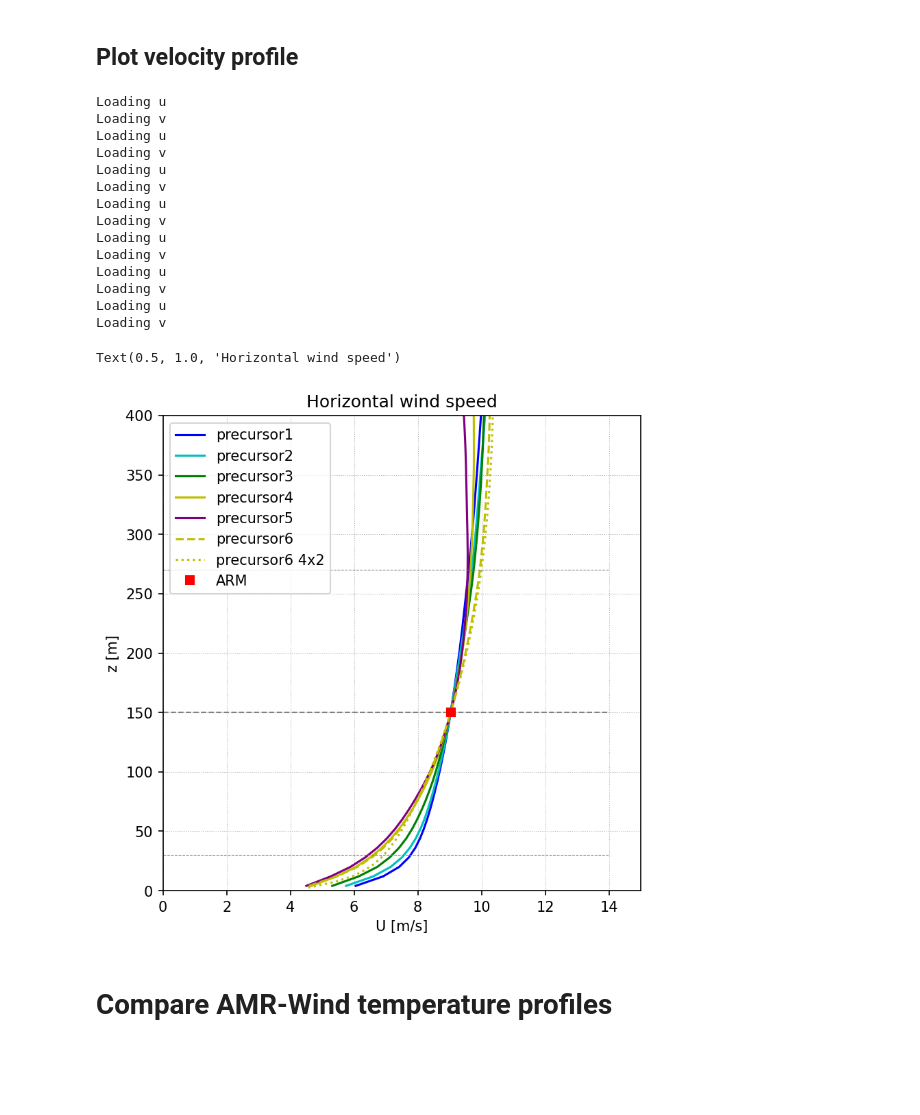
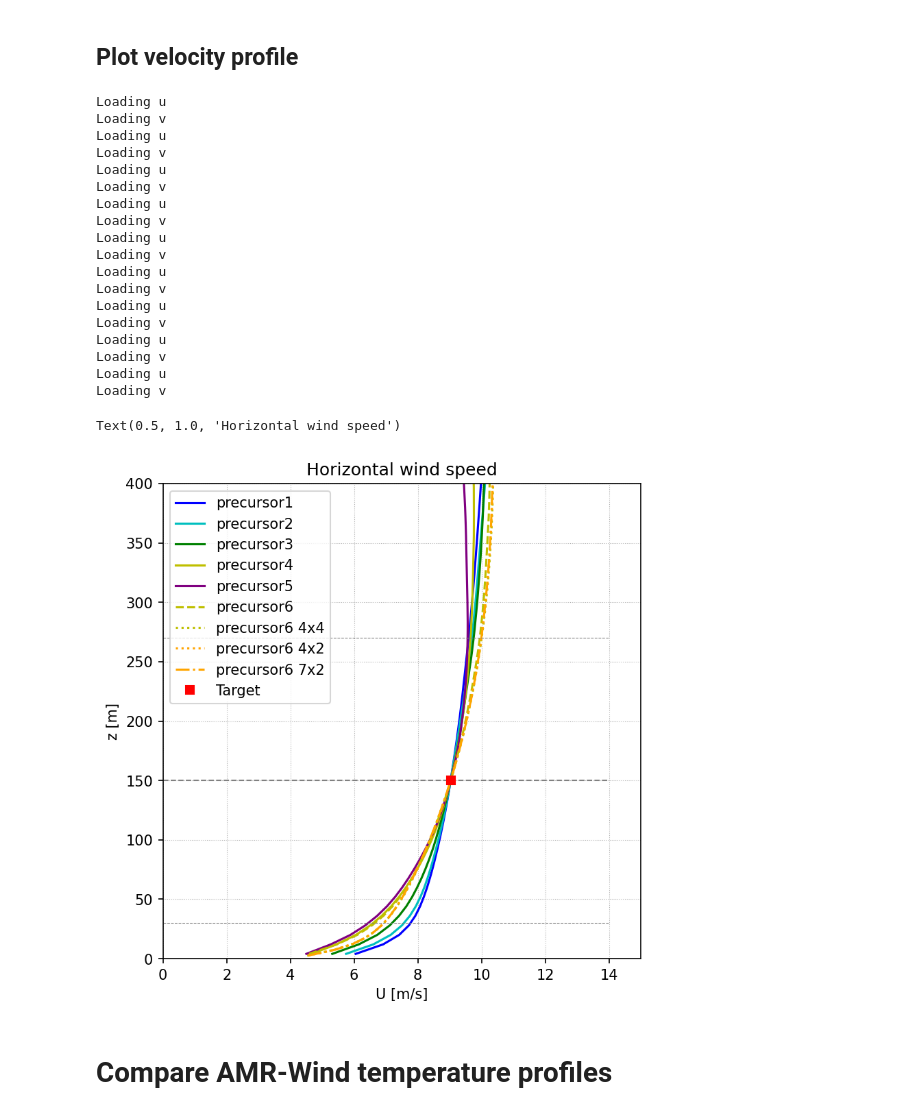
Before and after one commit to lawrenceccheung/ALCC_Frontier_WindFarm, a Jupyter notebook: precursor/MedWS_LowTI/Postprocessing_MedWS_LowTI1.ipynb, the cells around one changed output. Cells and saved outputs as stored; diff of their text form; code cells hidden in the pictures; blank space fills up the shorter version.

```diff
--- a/precursor/MedWS_LowTI/Postprocessing_MedWS_LowTI1.ipynb
+++ b/precursor/MedWS_LowTI/Postprocessing_MedWS_LowTI1.ipynb
@@ -67,11 +67,39 @@ caselist = [
              'inputfile':'MedWS_LowTI_precursor1.inp',
              'ncfile':'post_processing/abl_statistics48000.nc', 'avgtimes':[25000, 30000],
              'mstyle':{'mfc':'y', 'marker':'o', 'lw':0, 'mec':'k',}, 'lstyle':{'color':'y', 'ls':'--'}},
+            {'rundir':rundir+'/precursor6_4kmX4km_5m', 'tag':'precursor6 4x4',
+             'inputfile':'MedWS_LowTI_precursor1.inp',
+             'ncfile':'post_processing/abl_statistics00000.nc', 'avgtimes':[25000, 30000],
+             'mstyle':{'mfc':'y', 'marker':'v', 'lw':0, 'mec':'k',}, 'lstyle':{'color':'y', 'ls':':'}},
             {'rundir':rundir+'/precursor6_4kmX2km_5m', 'tag':'precursor6 4x2',
              'inputfile':'MedWS_LowTI_precursor1.inp',
              'ncfile':'post_processing/abl_statistics45000.nc', 'avgtimes':[25000, 30000],
-             'mstyle':{'mfc':'y', 'marker':'^', 'lw':0, 'mec':'k',}, 'lstyle':{'color':'y', 'ls':':'}},
-           ]
+             'mstyle':{'mfc':'y', 'marker':'^', 'lw':0, 'mec':'k',}, 'lstyle':{'color':'orange', 'ls':':'}},
+            {'rundir':rundir+'/precursor6_7kmX2km_5m', 'tag':'precursor6 7x2',
+             'inputfile':'MedWS_LowTI_Offshore_Stable_Precursor_Coarse.inp',
+             'ncfile':'post_processing/abl_statistics00000.nc', 'avgtimes':[25000, 30000],
+             'mstyle':{'mfc':'y', 'marker':'v', 'lw':0, 'mec':'k',}, 'lstyle':{'color':'orange', 'ls':'-.'}},
+]
+
+XXcaselistXX = [
+            {'rundir':rundir+'/precursor6', 'tag':'precursor6',
+             'inputfile':'MedWS_LowTI_precursor1.inp',
+             'ncfile':'post_processing/abl_statistics48000.nc', 'avgtimes':[25000, 30000],
+             'mstyle':{'mfc':'y', 'marker':'o', 'lw':0, 'mec':'k',}, 'lstyle':{'color':'y', 'ls':'--'}},
+            {'rundir':rundir+'/precursor6_4kmX2km_5m', 'tag':'precursor6 4x2',
+             'inputfile':'MedWS_LowTI_precursor1.inp',
+             'ncfile':'post_processing/abl_statistics45000.nc', 'avgtimes':[25000, 30000],
+             'mstyle':{'mfc':'y', 'marker':'^', 'lw':0, 'mec':'k',}, 'lstyle':{'color':'orange', 'ls':':','lw':1.5}},
+            {'rundir':rundir+'/precursor6_4kmX4km_5m', 'tag':'precursor6 4x4',
+             'inputfile':'MedWS_LowTI_precursor1.inp',
+             'ncfile':'post_processing/abl_statistics00000.nc', 'avgtimes':[25000, 30000],
+             'mstyle':{'mfc':'y', 'marker':'v', 'lw':0, 'mec':'k',}, 'lstyle':{'color':'y', 'ls':':'}},
+
+            {'rundir':rundir+'/precursor6_7kmX2km_5m', 'tag':'precursor6 7x2',
+             'inputfile':'MedWS_LowTI_Offshore_Stable_Precursor_Coarse.inp',
+             'ncfile':'post_processing/abl_statistics00000.nc', 'avgtimes':[25000, 30000],
+             'mstyle':{'mfc':'y', 'marker':'+', 'lw':0, 'mec':'k',}, 'lstyle':{'color':'orange', 'ls':'-.'}},
+]
 
 # Average between 15,000 sec to 20,000 sec
 avgtimes = [25000, 30000]
@@ -257,35 +289,39 @@ for case in caselist:
     amrdat = case['App'].ABLpostpro_plotprofiles(plotvars=['Uhoriz'], avgt=case['avgtimes'])
     lstyle=case['lstyle']
     plt.plot(amrdat['Uhoriz']['data'], amrdat['Uhoriz']['z'], label=case['tag'], **lstyle)
 
 # Plot the turbine dimensions
 plotrotorlines(ARM_zHH, rotorD, 0, 14, linestyles='dashed', color='gray',)
 
-ax.plot(ARM_WS, ARM_zHH, 's', color='r', label='ARM')
+ax.plot(ARM_WS, ARM_zHH, 's', color='r', label='Target')
 ax.legend()
 ax.set_xlim([0, 15])
 ax.set_xlabel('U [m/s]')
 ax.grid(linestyle=':', linewidth=0.5)
 ax.set_ylim([0,400])
 ax.set_ylabel('z [m]')
 ax.set_title('Horizontal wind speed')
 # %% [output]
 Loading u
 Loading v
 Loading u
 Loading v
 Loading u
 Loading v
 Loading u
 Loading v
 Loading u
 Loading v
 Loading u
 Loading v
 Loading u
 Loading v
+Loading u
+Loading v
+Loading u
+Loading v
 Text(0.5, 1.0, 'Horizontal wind speed')
-[figure, old version]
+[figure, new version]
 # %% [markdown]
 # Compare AMR-Wind temperature profiles
 # %%
```
Also changed, not shown: parts of 8 cells of this notebook.
